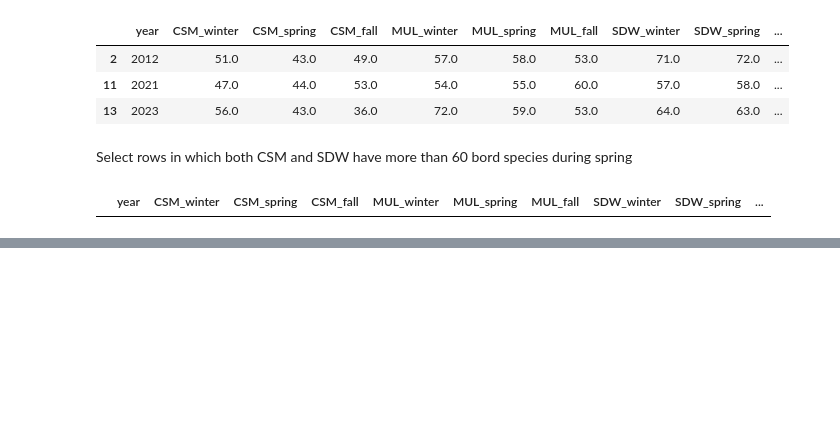
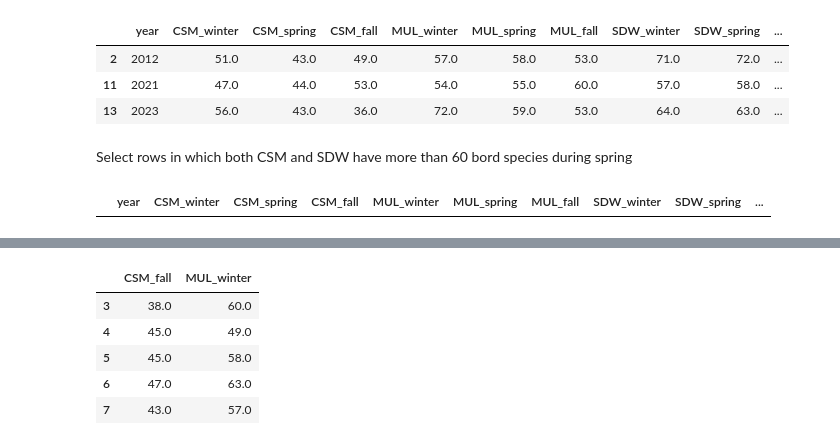
Before and after one commit to jaslynmiura/eds220-2025-in-class, a Jupyter notebook: week1-lesson-3-pandas-subsetting.ipynb, the cells around one changed output, grey strips where cells are left out. Cells and saved outputs as stored; diff of their text form; code cells hidden in the pictures; blank space fills up the shorter version.

```diff
--- a/week1-lesson-3-pandas-subsetting.ipynb
+++ b/week1-lesson-3-pandas-subsetting.ipynb
@@ -326,0 +468,9 @@ df[(df['CSM_spring'] > 60) & (df['SDW_spring'] > 60)]
+# %%
+df.iloc[3:8, [3,4]]
+# %% [output]
+|  | CSM_fall | MUL_winter |
+| 3 | 38.0 | 60.0 |
+| 4 | 45.0 | 49.0 |
+| 5 | 45.0 | 58.0 |
+| 6 | 47.0 | 63.0 |
+| 7 | 43.0 | 57.0 |
```
Also changed, not shown: parts of 12 cells of this notebook.
